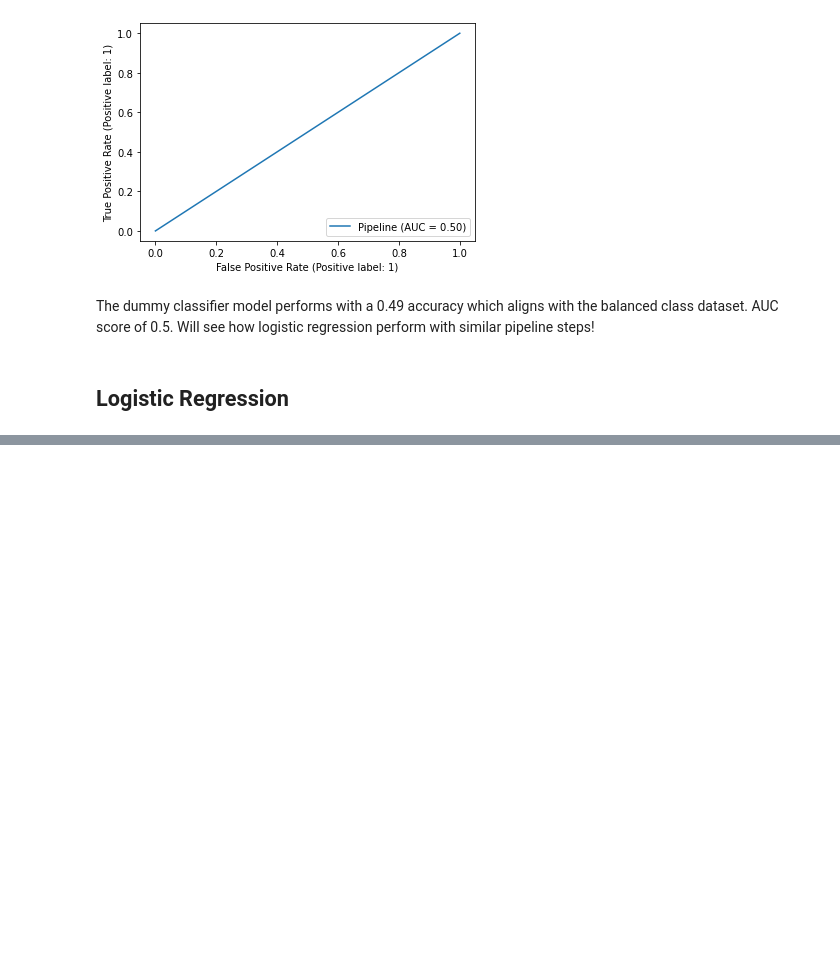
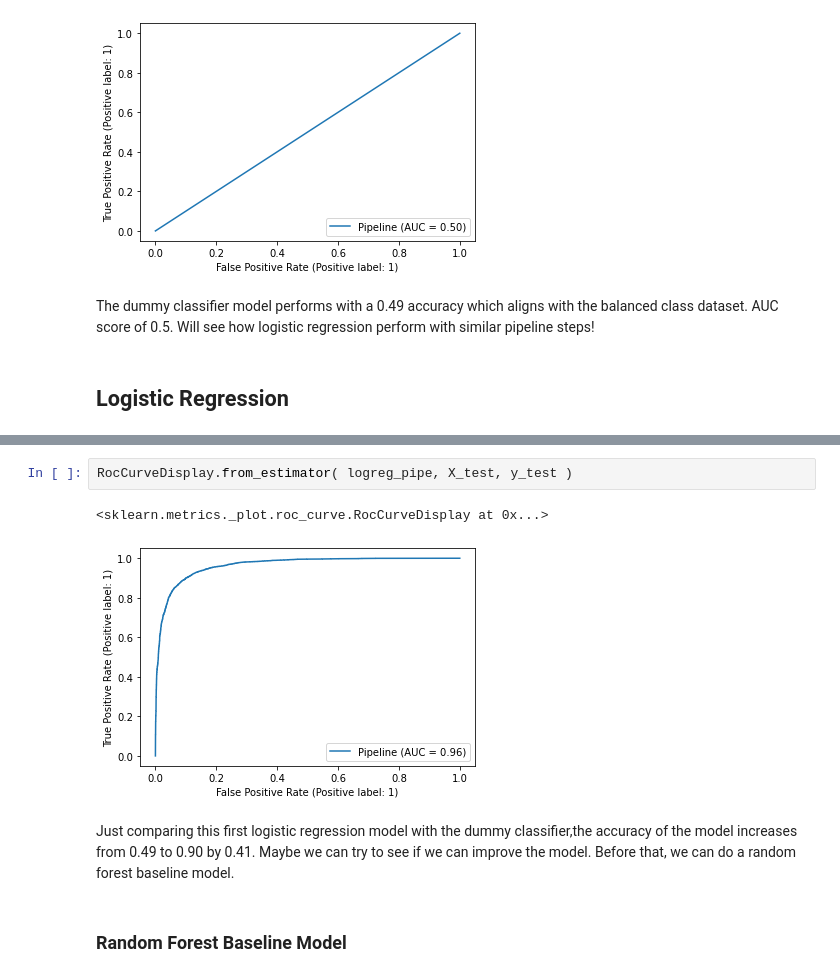
Before and after one commit to QiCai1995/NLP-Movie-Review-Sentiment, a Jupyter notebook: Modeling.ipynb, the cells around one changed output, grey strips where cells are left out. Drawn from its saved outputs; the diff is of its cells as text; blank space fills up the shorter version.

Commit message:
Added more models

```diff
--- a/Modeling.ipynb
+++ b/Modeling.ipynb
@@ -126,0 +176,9 @@ The dummy classifier model performs with a 0.49 accuracy which aligns with the b
+# %%
+RocCurveDisplay.from_estimator( logreg_pipe, X_test, y_test )
+# %% [output]
+<sklearn.metrics._plot.roc_curve.RocCurveDisplay at 0x...>
+[figure, added]
+# %% [markdown]
+Just comparing this first logistic regression model with the dummy classifier,the accuracy of the model increases from 0.49 to 0.90 by 0.41. Maybe we can try to see if we can improve the model. Before that, we can do a random forest baseline model.
+# %% [markdown]
+### Random Forest Baseline Model
```
Also changed, not shown: parts of 33 cells of this notebook, 1 other file.
